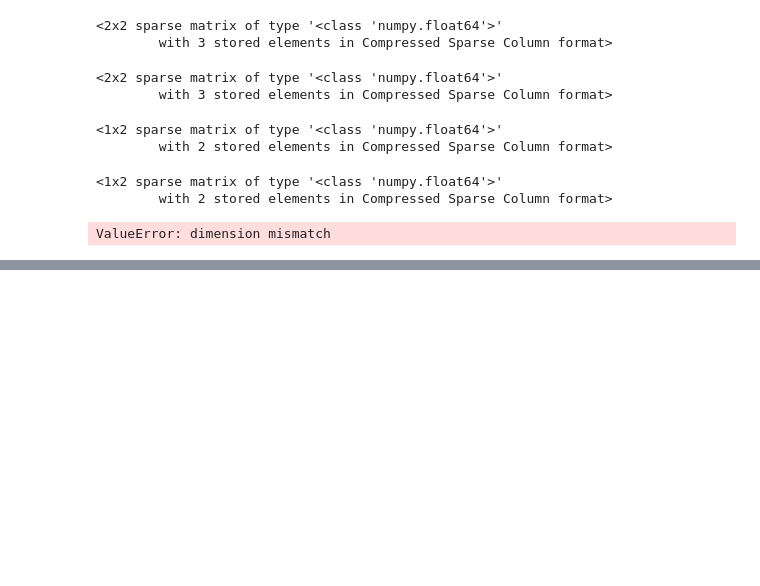
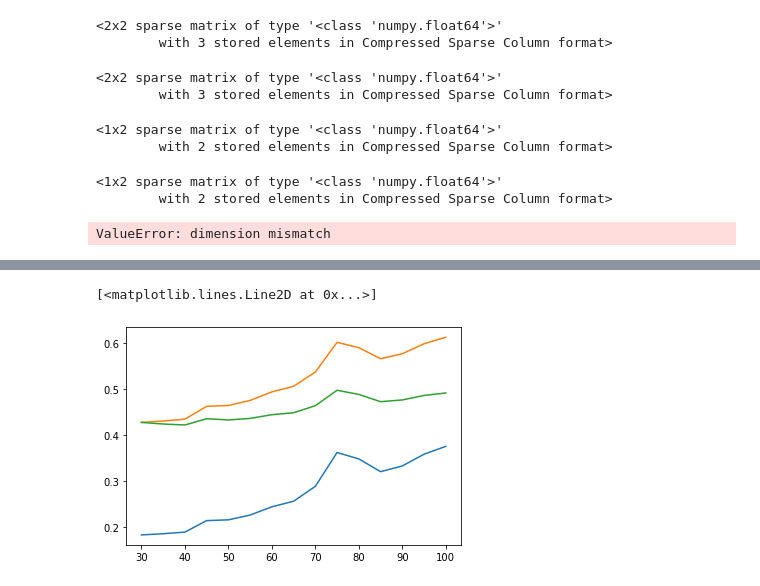
Before and after one commit to Noskario/github-upload, a Jupyter notebook: vizualisation_helper.ipynb, the cells around one changed output, grey strips where cells are left out. Cells and saved outputs as stored; diff of their text form; code cells hidden in the pictures; blank space fills up the shorter version.

```diff
--- a/vizualisation_helper.ipynb
+++ b/vizualisation_helper.ipynb
@@ -113,0 +162,7 @@ array([[3.33333333]])
+# %%
+plt.plot(nlist, (tlist/tlist[0])**(1/2)/nlist**(1/2),label='time**(1/2)')
+plt.plot(nlist, (tlist/tlist[0]) **(1/4)/nlist**(1/4),label='time**(1/4)')
+plt.plot(nlist, (tlist/tlist[0]) **(1/6)/nlist**(1/4),label='time**(1/6)')
+# %% [output]
+[<matplotlib.lines.Line2D at 0x...>]
+[figure, added]
```
Also changed, not shown: parts of 21 cells of this notebook, 2 other files.
